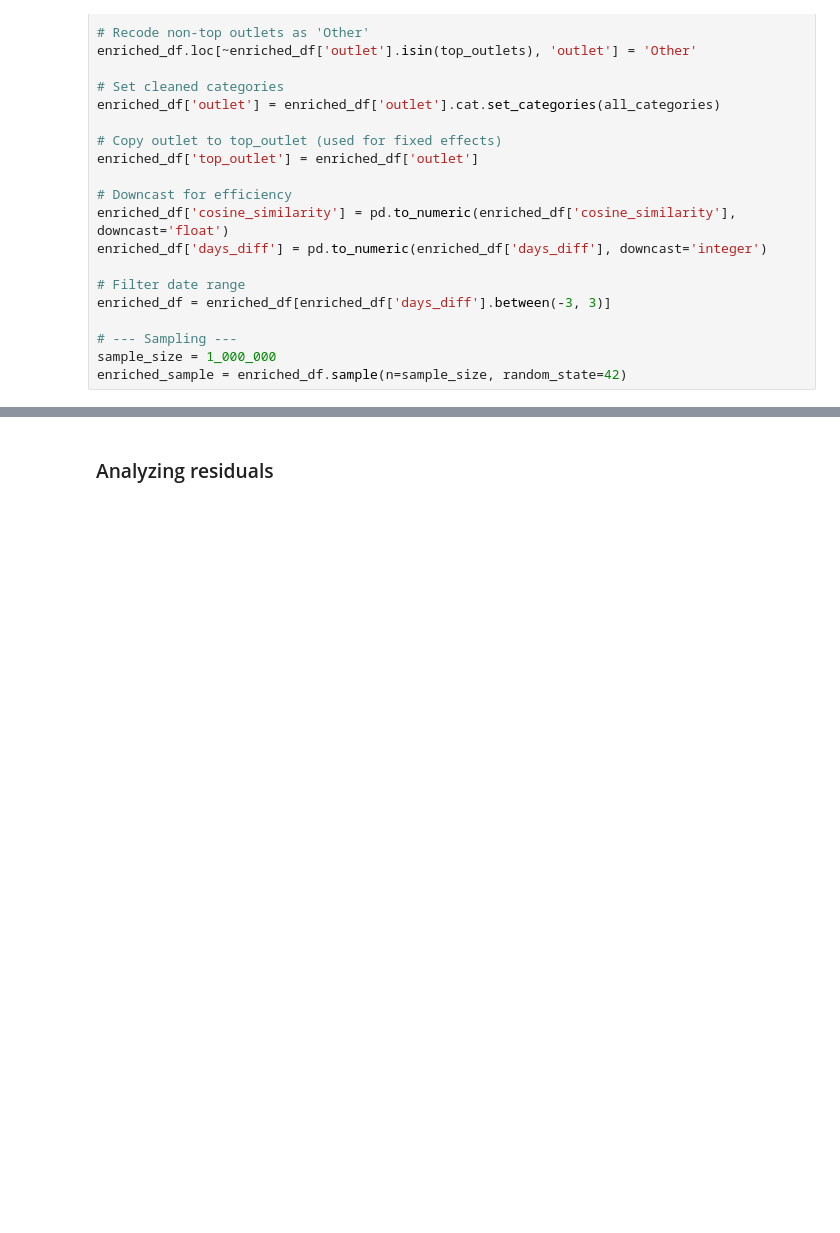
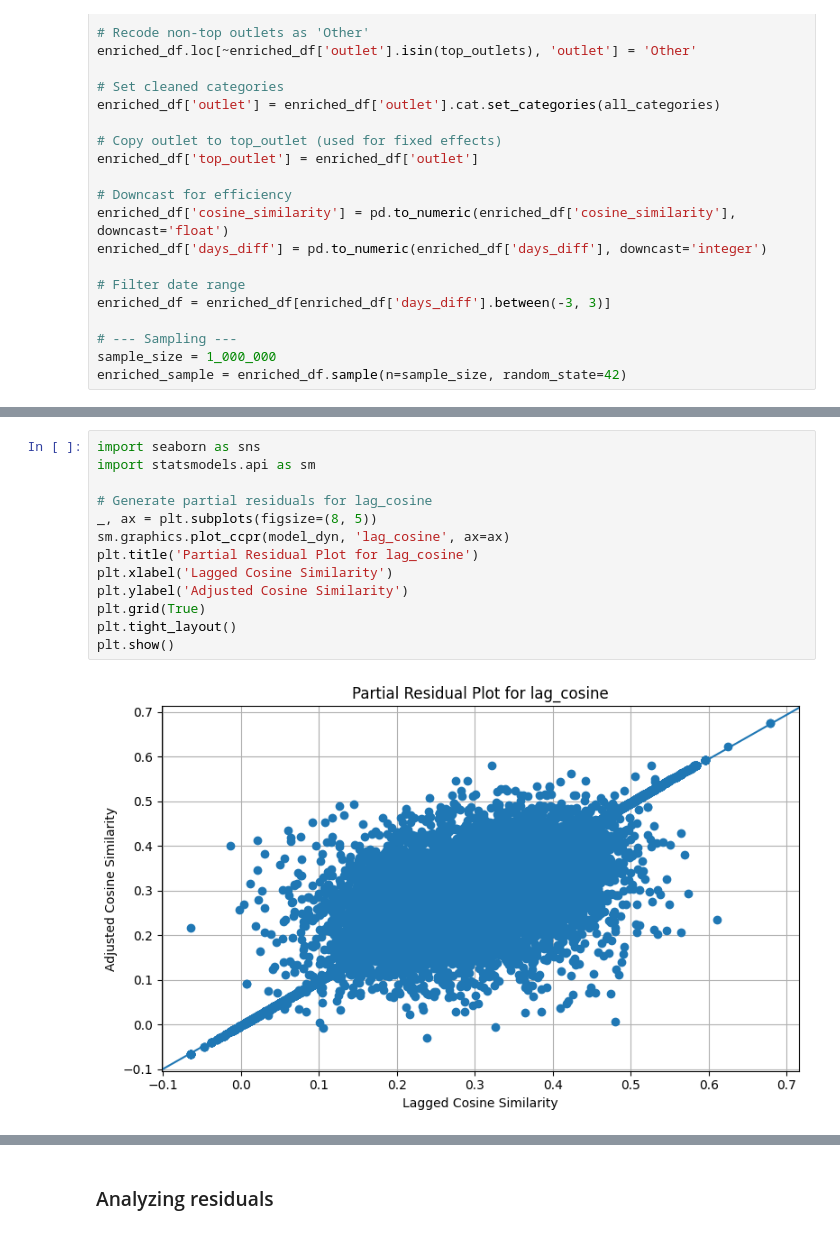
Before and after one commit to lramir14/MDS_thesis, a Jupyter notebook: clean-regressions.ipynb, the cells around one changed output, grey strips where cells are left out. Drawn from its saved outputs; the diff is of its cells as text; blank space fills up the shorter version.

```diff
--- a/clean-regressions.ipynb
+++ b/clean-regressions.ipynb
@@ -606,0 +695,15 @@ strong multicollinearity problems or that the design matrix is singular.
+# %%
+import seaborn as sns
+import statsmodels.api as sm
+
+# Generate partial residuals for lag_cosine
+_, ax = plt.subplots(figsize=(8, 5))
+sm.graphics.plot_ccpr(model_dyn, 'lag_cosine', ax=ax)
+plt.title('Partial Residual Plot for lag_cosine')
+plt.xlabel('Lagged Cosine Similarity')
+plt.ylabel('Adjusted Cosine Similarity')
+plt.grid(True)
+plt.tight_layout()
+plt.show()
+# %% [output]
+[figure, added]
```
Also changed, not shown: parts of 13 cells of this notebook.
